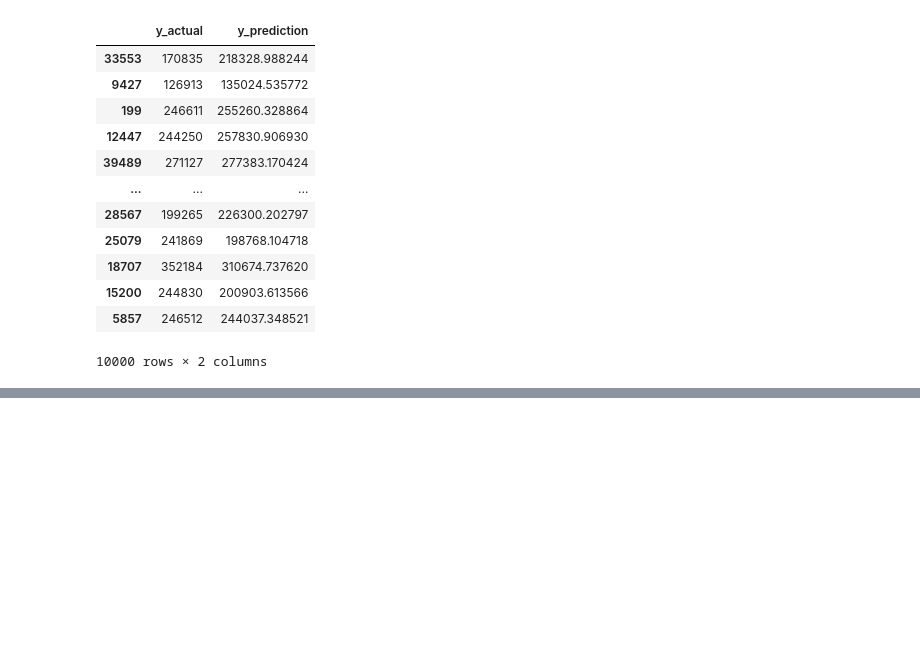
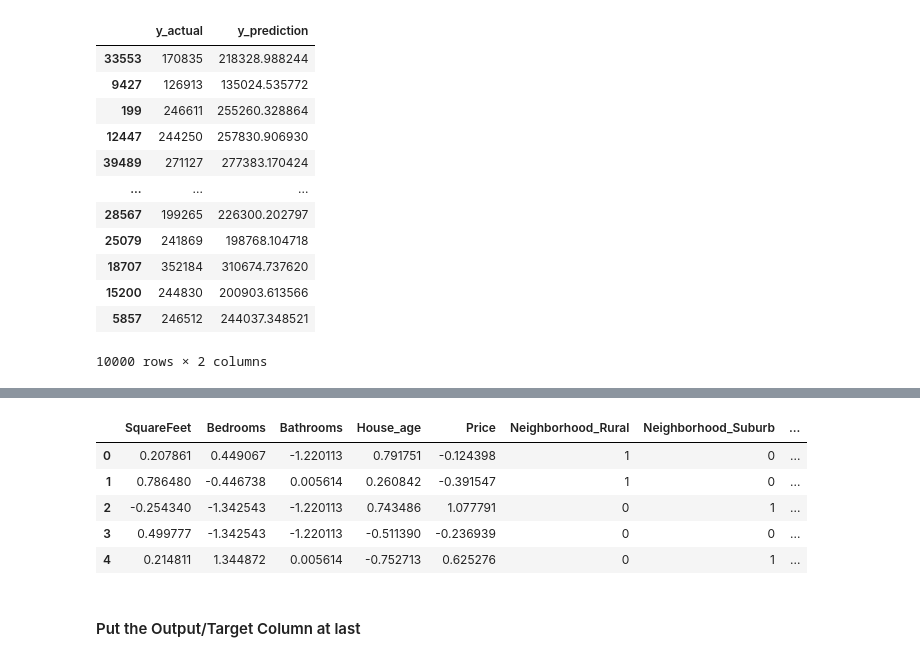
Before and after one commit to Sahilkhan-34/Machine-Learning, a Jupyter notebook: Linear Regression/House_price_prediction.ipynb, the cells around one changed output, grey strips where cells are left out. Cells and saved outputs as stored; diff of their text form; code cells hidden in the pictures; blank space fills up the shorter version.

```diff
--- a/Linear Regression/House_price_prediction.ipynb
+++ b/Linear Regression/House_price_prediction.ipynb
@@ -186,0 +226,11 @@ test_df
+# %%
+df.head()
+# %% [output]
+|  | SquareFeet | Bedrooms | Bathrooms | House_age | Price | Neighborhood_Rural | Neighborhood_Suburb | ... |
+| 0 | 0.207861 | 0.449067 | -1.220113 | 0.791751 | -0.124398 | 1 | 0 | ... |
+| 1 | 0.786480 | -0.446738 | 0.005614 | 0.260842 | -0.391547 | 1 | 0 | ... |
+| 2 | -0.254340 | -1.342543 | -1.220113 | 0.743486 | 1.077791 | 0 | 1 | ... |
+| 3 | 0.499777 | -1.342543 | -1.220113 | -0.511390 | -0.236939 | 0 | 0 | ... |
+| 4 | 0.214811 | 1.344872 | 0.005614 | -0.752713 | 0.625276 | 0 | 1 | ... |
+# %% [markdown]
+#### Put the Output/Target Column at last
```
Also changed, not shown: parts of 13 cells of this notebook.
